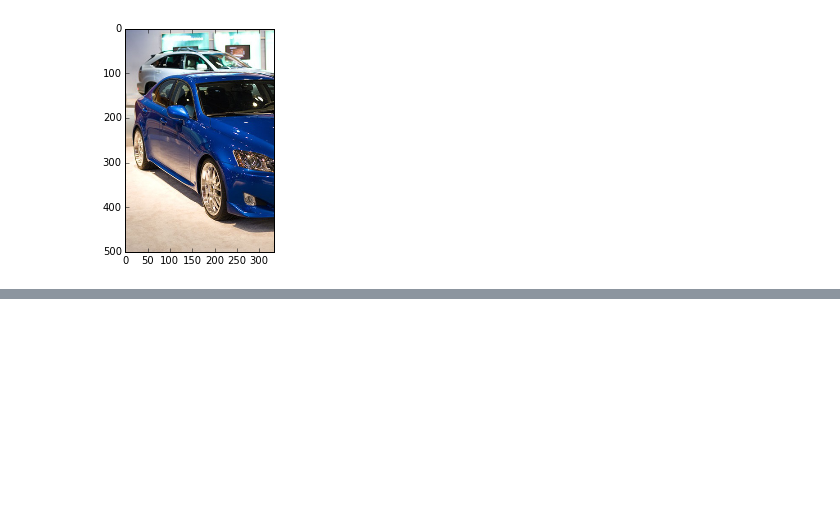
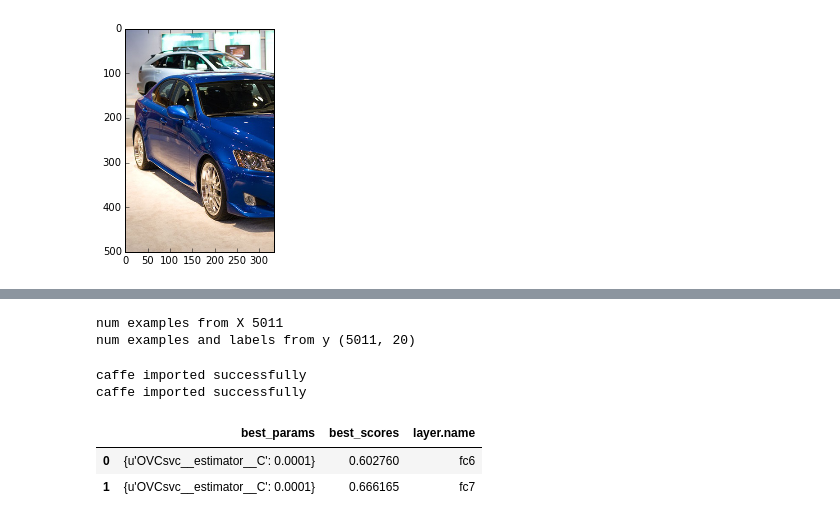
Before and after one commit to myazdani/TransferLearning, a Jupyter notebook: scripts/VOC-classifications.ipynb, the cells around one changed output, grey strips where cells are left out. Cells and saved outputs as stored; diff of their text form; code cells hidden in the pictures; blank space fills up the shorter version.

```diff
--- a/scripts/VOC-classifications.ipynb
+++ b/scripts/VOC-classifications.ipynb
@@ -28,0 +41,8 @@ imshow(cv2.cvtColor(img, cv2.COLOR_BGR2RGB))
+# %%
+caffe_root = '/usr/local/src/caffe/caffe-master/'
+model_prototxt = caffe_root + 'models/bvlc_reference_caffenet/deploy.prototxt'
+model_trained = caffe_root + 'models/bvlc_reference_caffenet/bvlc_reference_caffenet.caffemodel'
+DLmodel = SkiCaffe(caffe_root = caffe_root,model_prototxt_path = model_prototxt, model_trained_path = model_trained, layer_name = 'fc8')
+DLmodel.fit()
+print 'Number of layers:', len(DLmodel.layer_sizes)
+DLmodel.layer_sizes
@@ -28,0 +67,38 @@ imshow(cv2.cvtColor(img, cv2.COLOR_BGR2RGB))
+# %%
+X_train = image_paths_train
+y_train = MultiLabelBinarizer().fit_transform(df_train.classes)
+print "num examples from X", len(X_train)
+print "num examples and labels from y", y_train.shape
+# %% [output]
+num examples from X 5011
+num examples and labels from y (5011, 20)
+# %%
+layers = [l[0] for l in DLmodel.layer_sizes]
+layers.remove('data')
+
+best_params = []
+best_scores = []
+
+for layer in layers:
+    print 'working on layer', layer
+    feature_pipe = Pipeline([('ANN', SkiCaffe(caffe_root = caffe_root,model_prototxt_path = model_prototxt, model_trained_path = model_trained, layer_name = layer))])
+    feaures = feature_pipe.fit_transform(X_train)
+
+    svc_pipe = Pipeline([('OVCsvc', OneVsRestClassifier(SVC(random_state = 1, kernel = 'linear')))])
+    param_range = [0.0001, 0.001, 0.01, 0.1, 1.0, 10.0, 100.0, 1000.0]
+    param_grid = [{'OVCsvc__estimator__C': param_range}]
+    gs = GridSearchCV(estimator = svc_pipe, param_grid = param_grid, scoring = 'average_precision', cv = 5, n_jobs=-1)
+    gs.fit(feaures, array(y_train))
+    best_params.append(gs.best_params_)
+    best_scores.append(gs.best_score_)
+# %% [output]
+caffe imported successfully
+caffe imported successfully
+# %%
+results_df = pd.DataFrame({'layer.name': layers, 'best_scores': best_scores, 'best_params': best_params})
+
+results_df.head()
+# %% [output]
+|  | best_params | best_scores | layer.name |
+| 0 | {u'OVCsvc__estimator__C': 0.0001} | 0.602760 | fc6 |
+| 1 | {u'OVCsvc__estimator__C': 0.0001} | 0.666165 | fc7 |
```
Also changed, not shown: parts of 8 cells of this notebook, 10 other files.
